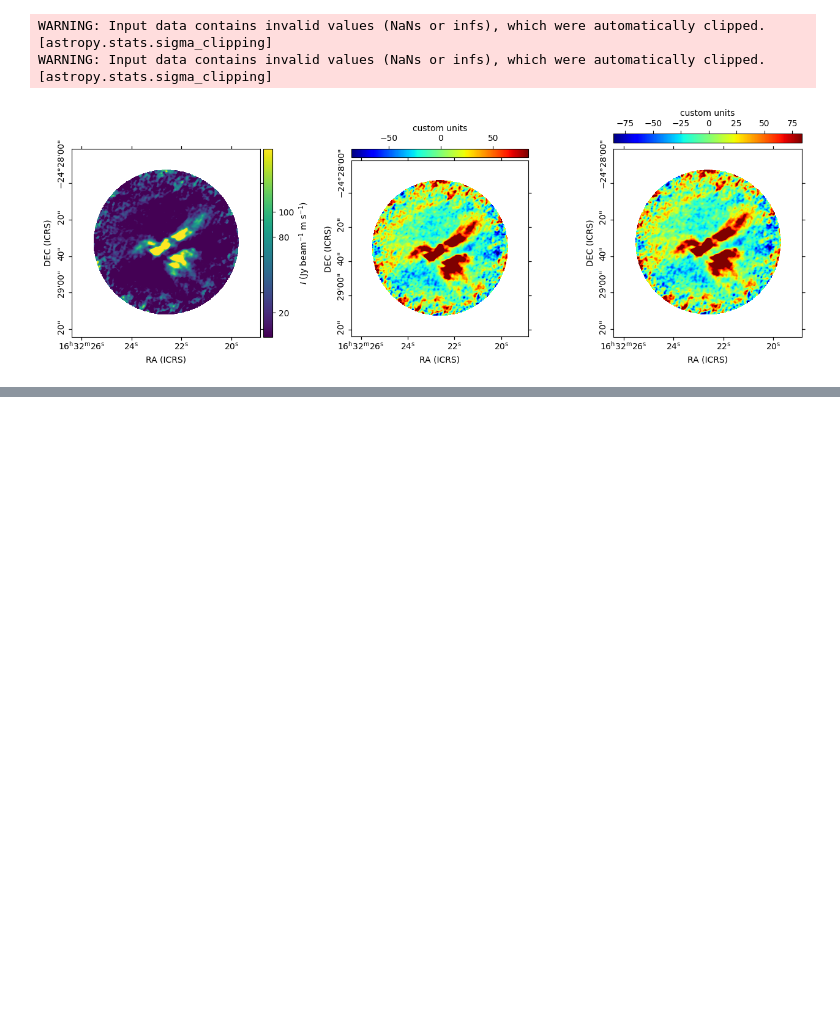
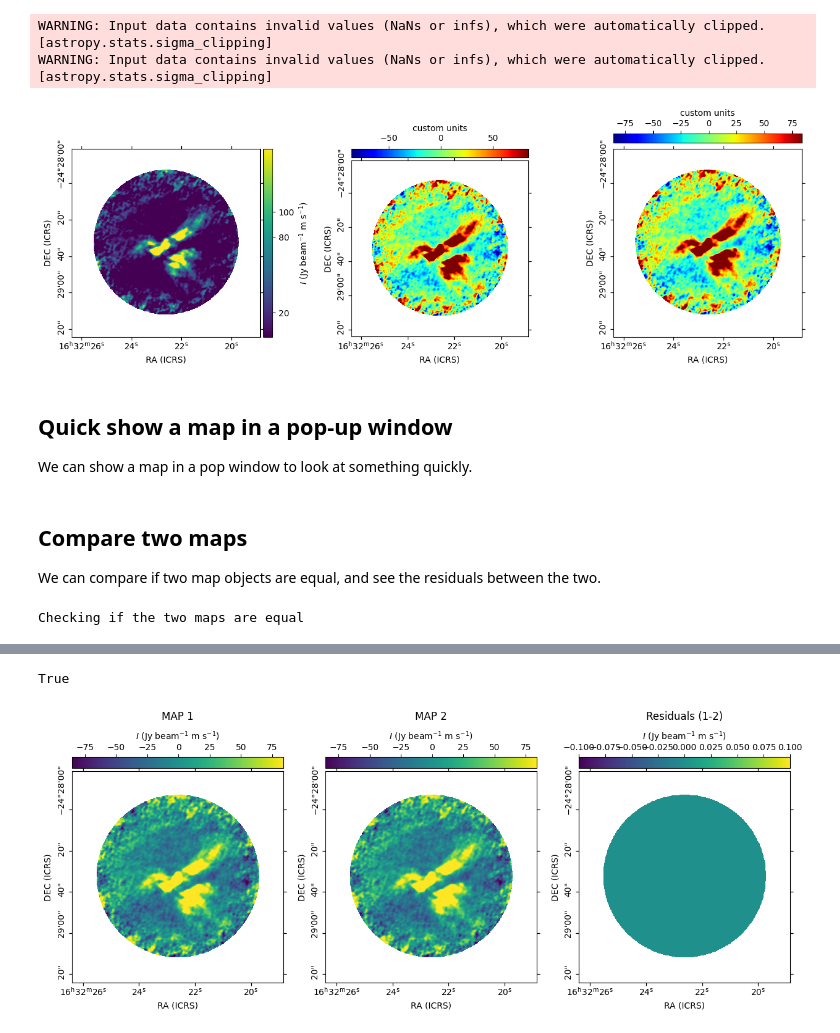
Before and after one commit to dhaasler/madcubapy, a Jupyter notebook: examples/visualization/plot_helpers.ipynb, the cells around one changed output, grey strips where cells are left out. Saved outputs shown, nothing was run; the diff lists cells and outputs as text; code cells hidden in the pictures; blank space fills up the shorter version.

```diff
--- a/examples/visualization/plot_helpers.ipynb
+++ b/examples/visualization/plot_helpers.ipynb
@@ -137,3 +139,7 @@ plt.show()
 WARNING: Input data contains invalid values (NaNs or infs), which were automatically clipped. [astropy.stats.sigma_clipping]
 WARNING: Input data contains invalid values (NaNs or infs), which were automatically clipped. [astropy.stats.sigma_clipping]
 [figure]
+# %% [markdown]
+## Quick show a map in a pop-up window
+
+We can show a map in a pop window to look at something quickly.
@@ -139,0 +148,8 @@ WARNING: Input data contains invalid values (NaNs or infs), which were automatic
+# %% [markdown]
+## Compare two maps
+
+We can compare if two map objects are equal, and see the residuals between the two.
+# %%
+are_equal(madcuba_map, madcuba_map.ccddata, show_maps=True)
+# %% [output]
+Checking if the two maps are equal
@@ -139,0 +159,2 @@ WARNING: Input data contains invalid values (NaNs or infs), which were automatic
+True
+[figure, added]
```
Also changed, not shown: parts of 3 cells of this notebook, 7 other files.
